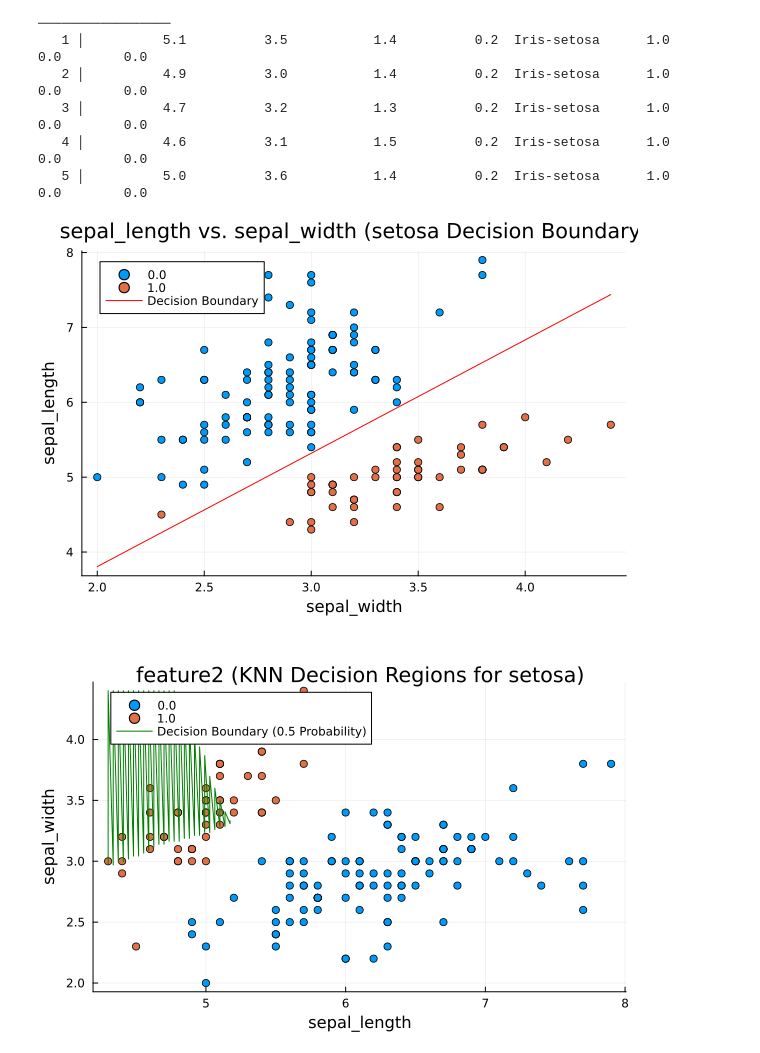
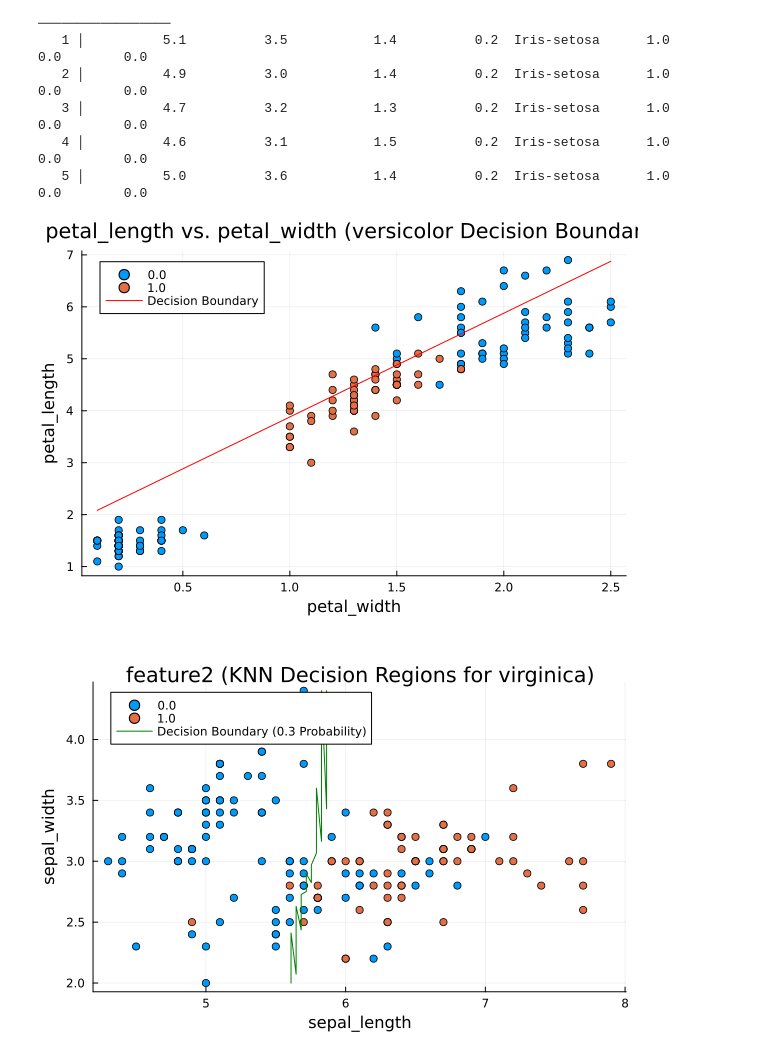
Before and after one commit to wparedes17/statistical-learning-julia, a Jupyter notebook: class_1.ipynb, the cells around one changed output. Cells and saved outputs as stored; diff of their text form; code cells hidden in the pictures.

```diff
--- a/class_1.ipynb
+++ b/class_1.ipynb
@@ -30,39 +30,39 @@ println(first(df, 5))  # Mostrar las primeras 5 filas
 # %%
 using GLM, Plots
 
 function plot_decision_boundary(df, feature1, feature2, target_species, decision_threshold=0.5)
 
     # 3. Estimación del modelo de regresión lineal (usando term para evitar interpolación)
     formula = @eval @formula($(Symbol(target_species)) ~ $(Symbol(feature1)) + $(Symbol(feature2)))
     model = lm(formula, df)
 
     # 4. Extraer los coeficientes
     b0 = coef(model)[1]
     b1 = coef(model)[2]
     b2 = coef(model)[3]
 
     # 5. Crear un rango de valores para la segunda característica (feature2)
     feature2_range = range(minimum(df[:, Symbol(feature2)]), stop=maximum(df[:, Symbol(feature2)]), length=100)
 
     # 6. Calcular los valores correspondientes de la primera característica (feature1)
     feature1_pred = (decision_threshold .- b0 .- b2 .* feature2_range) ./ b1
 
     # 7. Crear un gráfico de dispersión
     scatter(df[:, Symbol(feature2)], df[:, Symbol(feature1)], group=df[:, Symbol(target_species)],
             xlabel=feature2, ylabel=feature1, legend=:topleft,
             title="$feature1 vs. $feature2 ($target_species Decision Boundary)")
 
     # 8. Añadir la línea
     plot!(feature2_range, feature1_pred, color=:red, label="Decision Boundary")
 end
 
-plot_decision_boundary(df, "sepal_length", "sepal_width", "setosa")
+plot_decision_boundary(df, "petal_length", "petal_width", "versicolor")
 # %% [output]
-[figure, old version]
+[figure, new version]
 # %%
 using NearestNeighbors, Plots, DataFrames, Statistics, StatsBase
 
-function plot_knn_decision_boundary(df, feature1, feature2, target_species, control=0.5; k=5)
+function plot_knn_decision_boundary(df, feature1, feature2, target_species, control=0.3; k=5)
 
     # Extraer las características y la variable objetivo
     X = Matrix(df[:, [Symbol(feature1), Symbol(feature2)]])
@@ -101,9 +101,9 @@ function plot_knn_decision_boundary(df, feature1, feature2, target_species, cont
             xlabel=feature1, ylabel=feature2, legend=:topleft,
             title="
 feature2 (KNN Decision Regions for $target_species)")
-    plot!(boundary_points.x1, boundary_points.x2, color=:green, label="Decision Boundary (0.5 Probability)")
+    plot!(boundary_points.x1, boundary_points.x2, color=:green, label="Decision Boundary (0.3 Probability)")
 end
 
-plot_knn_decision_boundary(df, "sepal_length", "sepal_width", "setosa", k=100)
+plot_knn_decision_boundary(df, "sepal_length", "sepal_width", "virginica", k=100)
 # %% [output]
-[figure, old version]
+[figure, new version]
```
